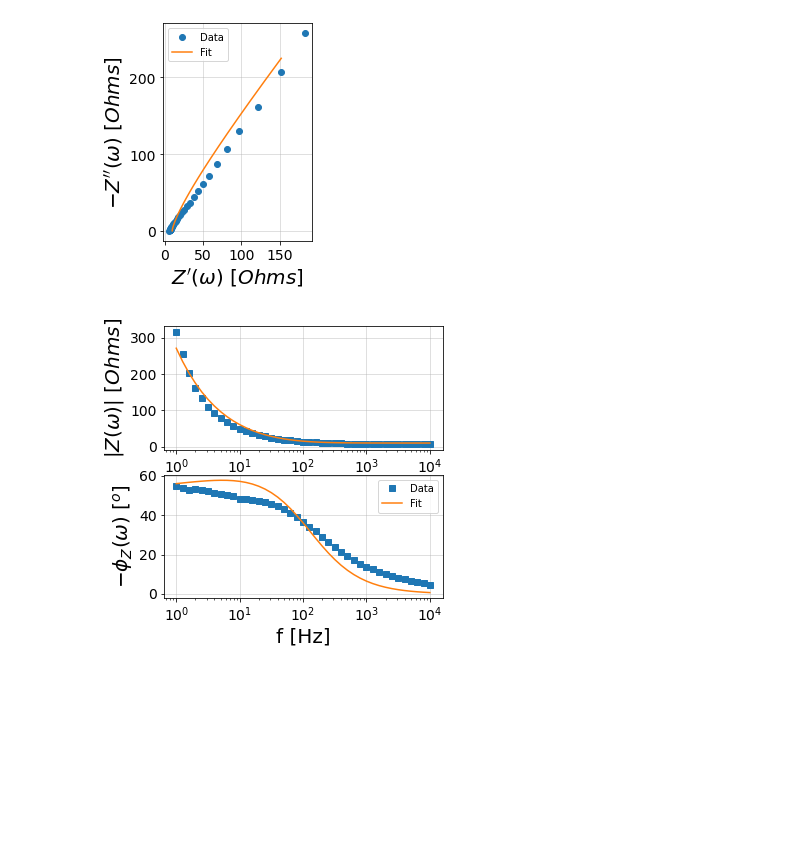
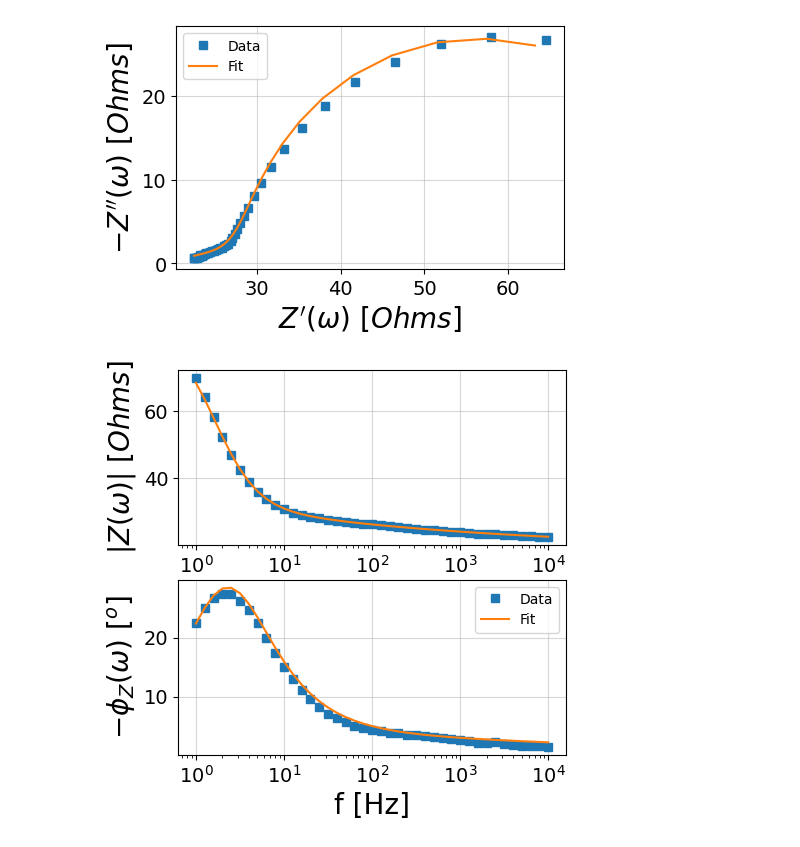
Before and after one commit to nicolesegura121/Impedance-Analysis, a Jupyter notebook: CodeEIS.ipynb, the cells around one changed output. Drawn from its saved outputs; the diff is of its cells as text; code cells hidden in the pictures; blank space fills up the shorter version.

```diff
--- a/CodeEIS.ipynb
+++ b/CodeEIS.ipynb
@@ -9,9 +10,10 @@ from scipy.optimize import curve_fit
 # %%
 # Load data from a CSV with no headers, just make sure that you write Frequency|Zim|Zre in that order
 from impedance import preprocessing
+from impedance.visualization import plot_nyquist, plot_bode
 import csv
 #Modify the name for your file at XXX.csv
-data=np.genfromtxt('XXX.csv', delimiter=',')
+data=np.genfromtxt('Ag1+FPMK03_05V -RDE-st2.csv', delimiter=',')
 frequencies = data[:, 0]
 Z = data[:, 1] + 1j*data[:, 2]
 #This takes out the negative values which are just artifacts from the measurement
@@ -21,6 +23,10 @@ def ignoreBelowX(frequencies, Z):
     Z = Z[np.imag(Z) < 0]
     return frequencies, Z
 #This you can delete if you do not want to check the array of data
-print (Z)
-print (frequencies)
+#print (Z)
+#print (frequencies)7
+#Data preview
+plot_nyquist(Z)
+plot_bode(frequencies, Z)
+plt.show()
 # %% [output]
@@ -45,7 +50,7 @@ print (frequencies)
 #KK linearity method
 # Load data from the same file you want to analyze, this is just to check the validity of the data
 #Modify the name for your file at XXX.csv
-data=np.genfromtxt('XXX.csv', delimiter=',')
+data=np.genfromtxt('Au1+FPMK03_05V -RDE-st2.csv', delimiter=',')
 f = data[:, 0]
 Z = data[:, 1] + 1j*data[:, 2]
 
@@ -111,0 +85,7 @@ Fit parameters:
+# %%
+#This could be a simple Randles circuit or any other arrangement that you think describes your system. You can check that
+circuit = 'R0-p(R1-Ws1,CPE2)-CPE3'
+initial_guess = [1000,10,0.1,0.5,0.1,0.8,0.1,0.8]
+circuit = CustomCircuit(circuit, initial_guess=initial_guess)
+circuit.fit(frequencies, Z)
+print (circuit)
@@ -112,19 +110,23 @@ Fit parameters:
 # %%
 from impedance.visualization import plot_nyquist
 
+#plt.savefig('PtC_Parviz.png', dpi=500,bbox_inches='tight')
 Z_fit = circuit.predict(frequencies)
-fig, ax = plt.subplots()
-plot_nyquist(ax, Z, fmt='o')
-plot_nyquist(ax, Z_fit, fmt='-')
-
+fig, ax = plt.subplots(figsize = (5,8))
+plot_nyquist(Z, fmt='s',ax=ax)
+plot_nyquist(Z_fit, fmt='-',ax=ax)
 plt.legend(['Data', 'Fit'])
 plt.show()
+
+
 circuit.plot(f_data=frequencies, Z_data=Z, kind='bode')
 plt.legend(['Data', 'Fit'])
+
+#plt.savefig('BodeFit-au1+FPMK03_OCP.png', dpi=300, bbox_inches='tight')
 plt.show()
 # %% [output]
-[figure, old version]
+[figure, new version]
-[figure, old version]
+[figure, new version]
 # %%
 #Residuals of fit model
 from impedance.visualization import plot_residuals
```
Also changed, not shown: parts of 10 cells of this notebook.
